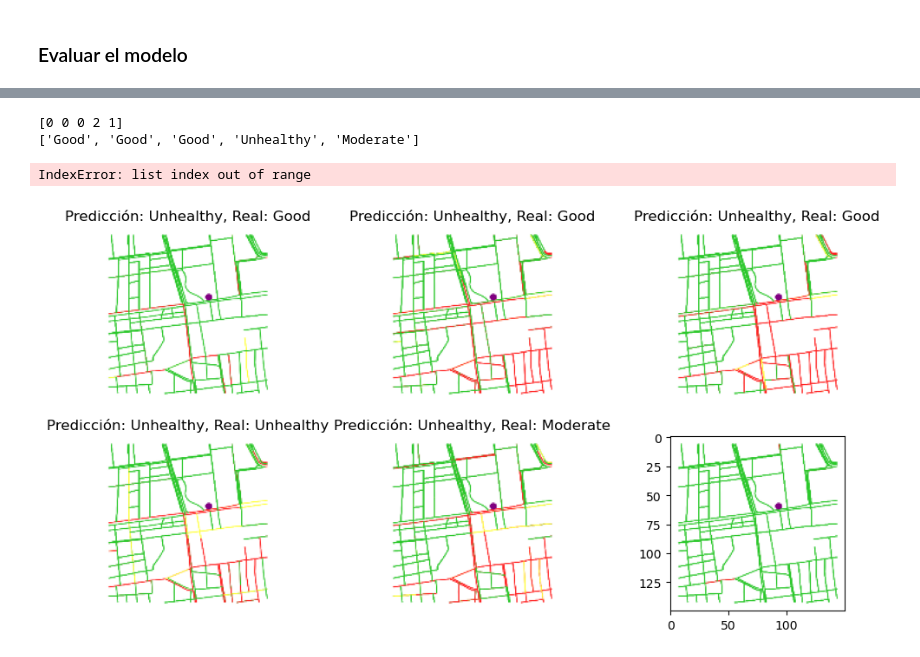
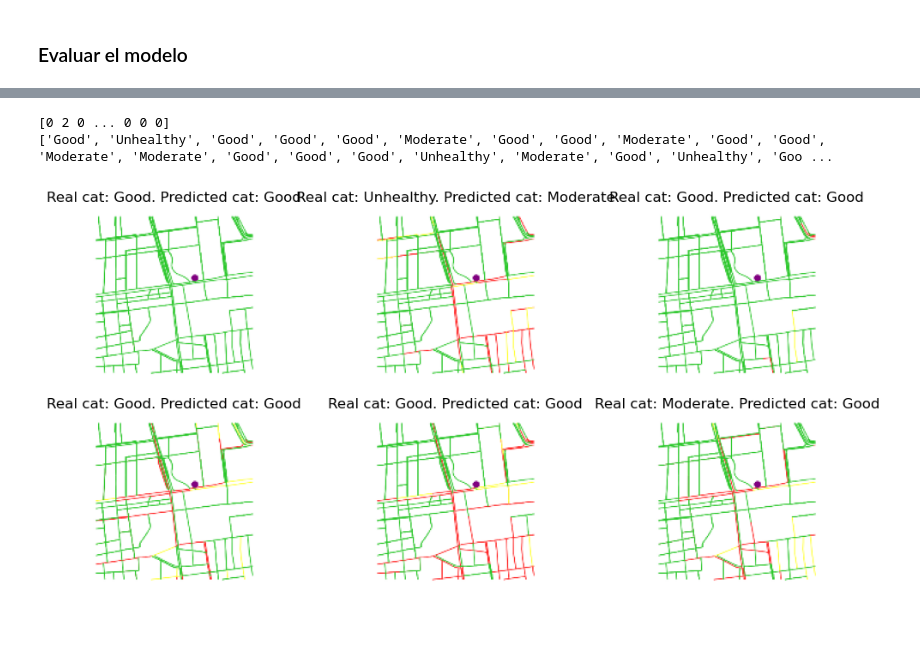
Before and after one commit to vlegaria/air_pollution, a Jupyter notebook: models_train/CNN_tomtom_images.ipynb, the cells around one changed output, grey strips where cells are left out. Drawn from its saved outputs; the diff is of its cells as text; code cells hidden in the pictures; blank space fills up the shorter version.

Commit message:
CNN and images

```diff
--- a/models_train/CNN_tomtom_images.ipynb
+++ b/models_train/CNN_tomtom_images.ipynb
@@ -11,8 +13,9 @@ import tensorflow as tf
 # Load dataset
 # %%
 data_dir = r"C:\Users\apx180\Documents\CIClocal\tesis\air_pollution_data\traffic_images\MER"
+data_dir = r"C:\Users\valer\Documents\CIC\doctorado\air_pollution\traffic_flow\vector\traffic_images\MER"
 # %%
-BATCH_SIZE = 32
+BATCH_SIZE = 24
 IMG_SIZE = (150, 150)
 
 train_dataset = tf.keras.utils.image_dataset_from_directory(data_dir,
@@ -28,4 +31,6 @@ validation_dataset = tf.keras.utils.image_dataset_from_directory(data_dir,
                                                             seed=42,
                                                             batch_size=BATCH_SIZE,
                                                             image_size=IMG_SIZE)
+
+class_names = train_dataset.class_names
 # %% [output]
@@ -159,21 +257,20 @@ true_class_names = [class_names[i] for i in true_labels]
 print(true_labels)
 print(true_class_names)
 # %% [output]
-[0 0 0 2 1]
-['Good', 'Good', 'Good', 'Unhealthy', 'Moderate']
+[0 2 0 ... 0 0 0]
+['Good', 'Unhealthy', 'Good', 'Good', 'Good', 'Moderate', 'Good', 'Good', 'Moderate', 'Good', 'Good', 'Moderate', 'Moderate', 'Good', 'Good', 'Good', 'Unhealthy', 'Moderate', 'Good', 'Unhealthy', 'Goo ...
 # %%
 # Mostrar algunas imágenes junto con sus predicciones y etiquetas reales
 plt.figure(figsize=(12, 12))
 for i in range(6):
     plt.subplot(4, 3, i + 1)
     plt.imshow(images[i].numpy().astype("uint8"))
-    plt.title(f'Predicción: {predicted_class_names[i]}, Real: {true_class_names[i]}')
+    plt.title(f'Real cat: {true_class_names[i]}. Predicted cat: {predicted_class_names[i]}')
     plt.axis('off')
 
 plt.show()
 # %% [output]
-IndexError: list index out of range
-[figure, old version]
+[figure, new version]
 # %%
 from sklearn.metrics import accuracy_score
 
```
Also changed, not shown: parts of 26 cells of this notebook, 2 other files.
